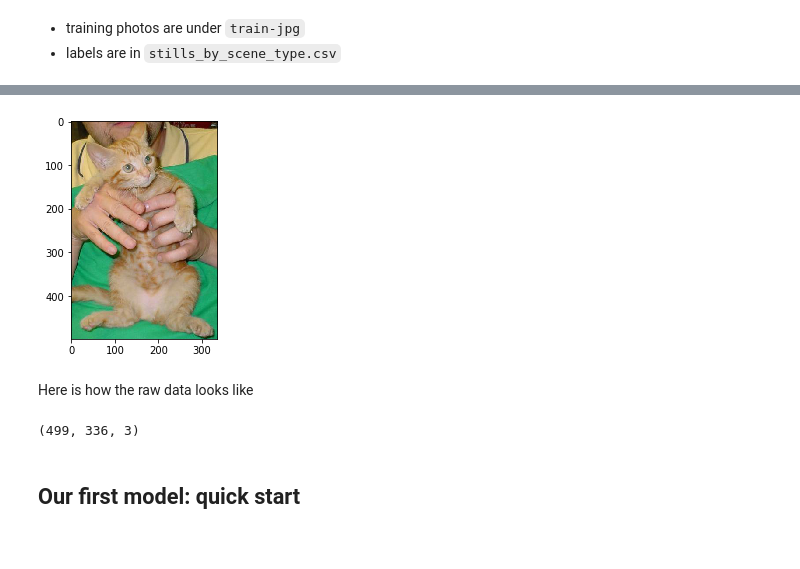
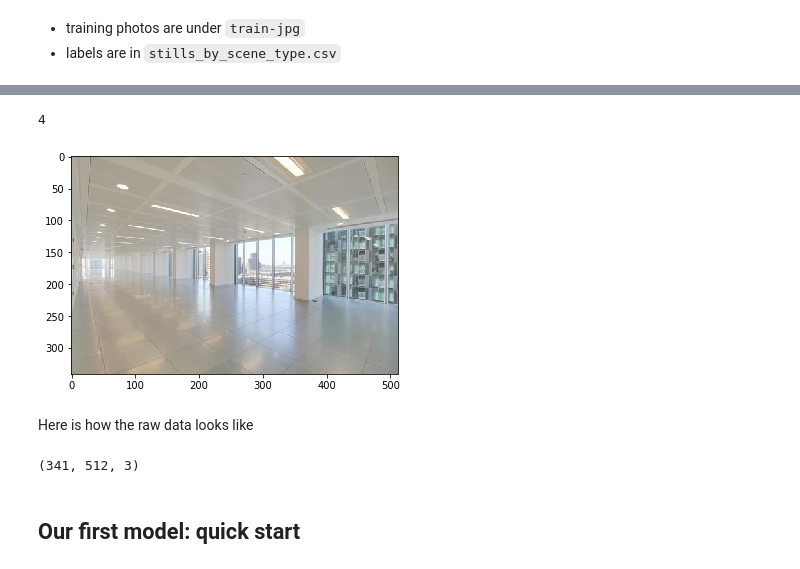
Before and after one commit to virtuocityvr/fastai, a Jupyter notebook: experiments/still_photos/lesson1.ipynb, the cells around one changed output, grey strips where cells are left out. Cells and saved outputs as stored; diff of their text form; code cells hidden in the pictures.

```diff
--- a/experiments/still_photos/lesson1.ipynb
+++ b/experiments/still_photos/lesson1.ipynb
@@ -65,14 +70,19 @@ NameError: name 'plots_from_files' is not defined
+# %%
+index= random.randint(0,4)
+index
+# %% [output]
+4
 # %%
-img = plt.imread(f'{PATH}train-jpg/{files[0]}')
+img = plt.imread(f'{PATH}stills_resized/{files[index]}')
 plt.imshow(img);
 # %% [output]
-[figure, old version]
+[figure, new version]
 # %% [markdown]
 Here is how the raw data looks like
 # %%
 img.shape
 # %% [output]
-(499, 336, 3)
+(341, 512, 3)
 # %% [markdown]
 ## Our first model: quick start
 # %% [markdown]
```
Also changed, not shown: parts of 9 cells of this notebook.
